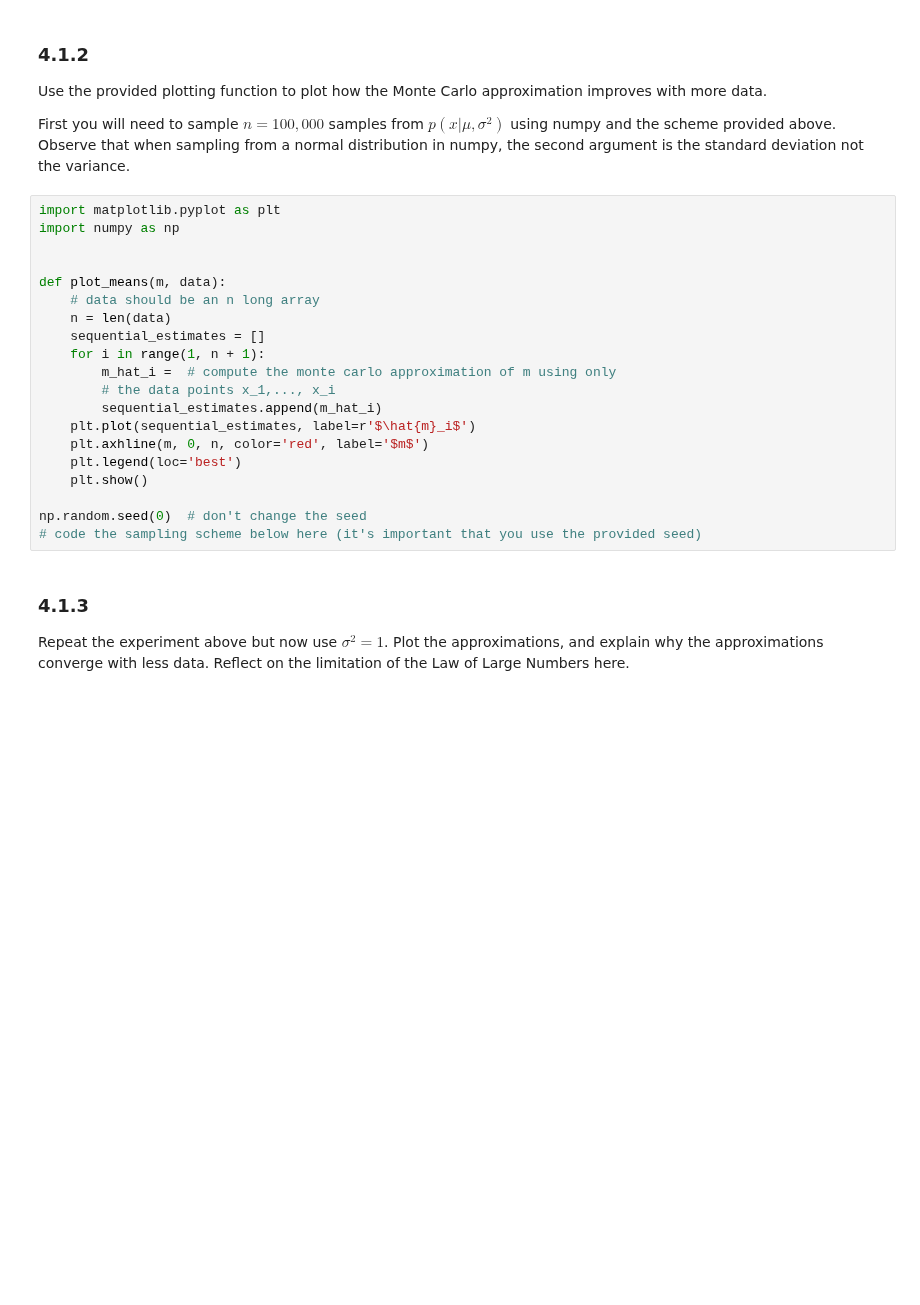
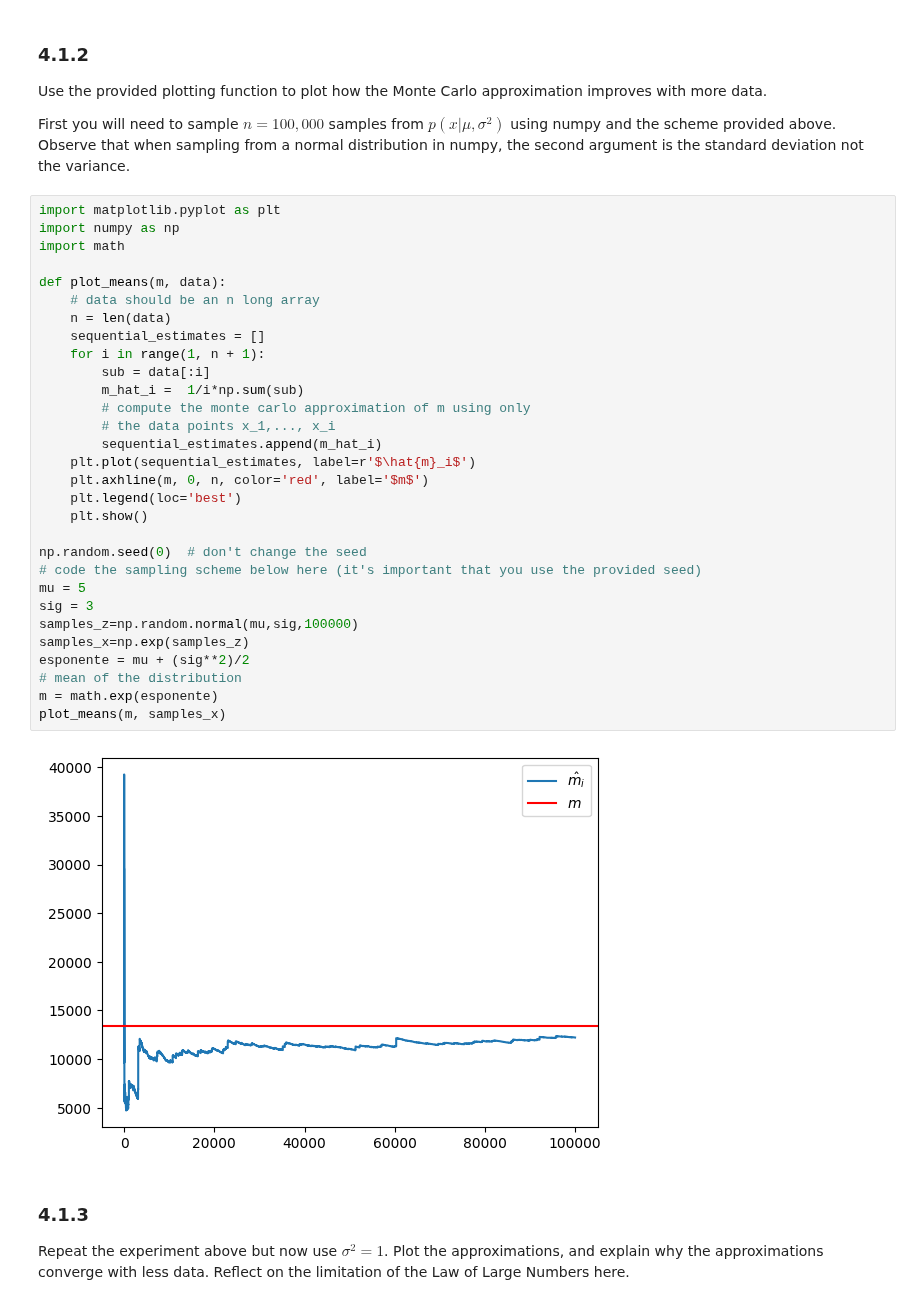
Before and after one commit to leonardodeclara/DD2447-Statistical-Methods-in-Applied-Computer-Science, a Jupyter notebook: Assignment_1/assignment1.ipynb, the cells around one changed output. Drawn from its saved outputs; the diff is of its cells as text; blank space fills up the shorter version.

```diff
--- a/Assignment_1/assignment1.ipynb
+++ b/Assignment_1/assignment1.ipynb
@@ -545,23 +545,35 @@ First you will need to sample $n=100,000$ samples from $p(x|\mu, \sigma^2)$ usin
 # %%
 import matplotlib.pyplot as plt
 import numpy as np
-
+import math
 
 def plot_means(m, data):
     # data should be an n long array
     n = len(data)
     sequential_estimates = []
     for i in range(1, n + 1):
-        m_hat_i =  # compute the monte carlo approximation of m using only
+        sub = data[:i]
+        m_hat_i =  1/i*np.sum(sub)
+        # compute the monte carlo approximation of m using only
         # the data points x_1,..., x_i
         sequential_estimates.append(m_hat_i)
     plt.plot(sequential_estimates, label=r'$\hat{m}_i$')
     plt.axhline(m, 0, n, color='red', label='$m$')
     plt.legend(loc='best')
     plt.show()
 
 np.random.seed(0)  # don't change the seed
 # code the sampling scheme below here (it's important that you use the provided seed)
+mu = 5
+sig = 3
+samples_z=np.random.normal(mu,sig,100000)
+samples_x=np.exp(samples_z)
+esponente = mu + (sig**2)/2
+# mean of the distribution
+m = math.exp(esponente)
+plot_means(m, samples_x)
+# %% [output]
+[figure, added]
 # %% [markdown]
 ### 4.1.3
 Repeat the experiment above but now use $\sigma^2 = 1$. Plot the approximations, and explain why the approximations converge with less data. Reflect on the limitation of the Law of Large Numbers here.
```
Also changed, not shown: parts of 6 cells of this notebook.
